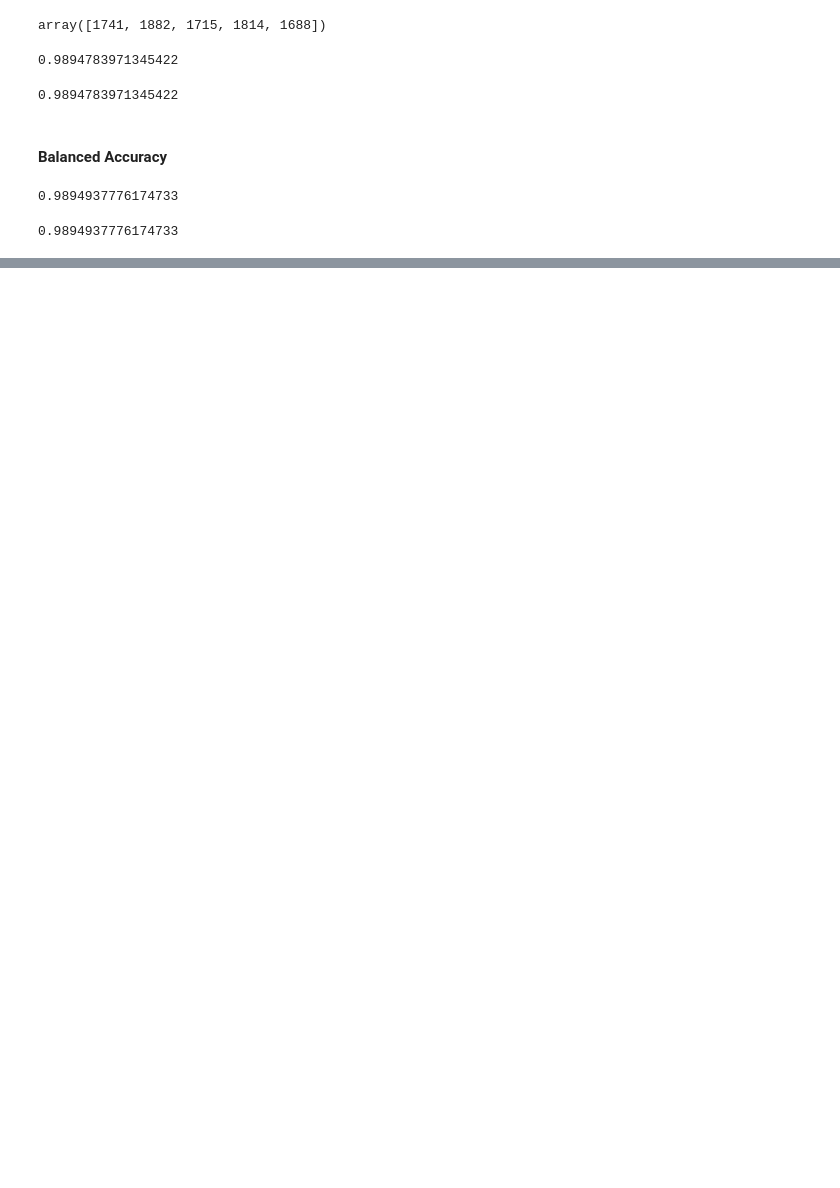
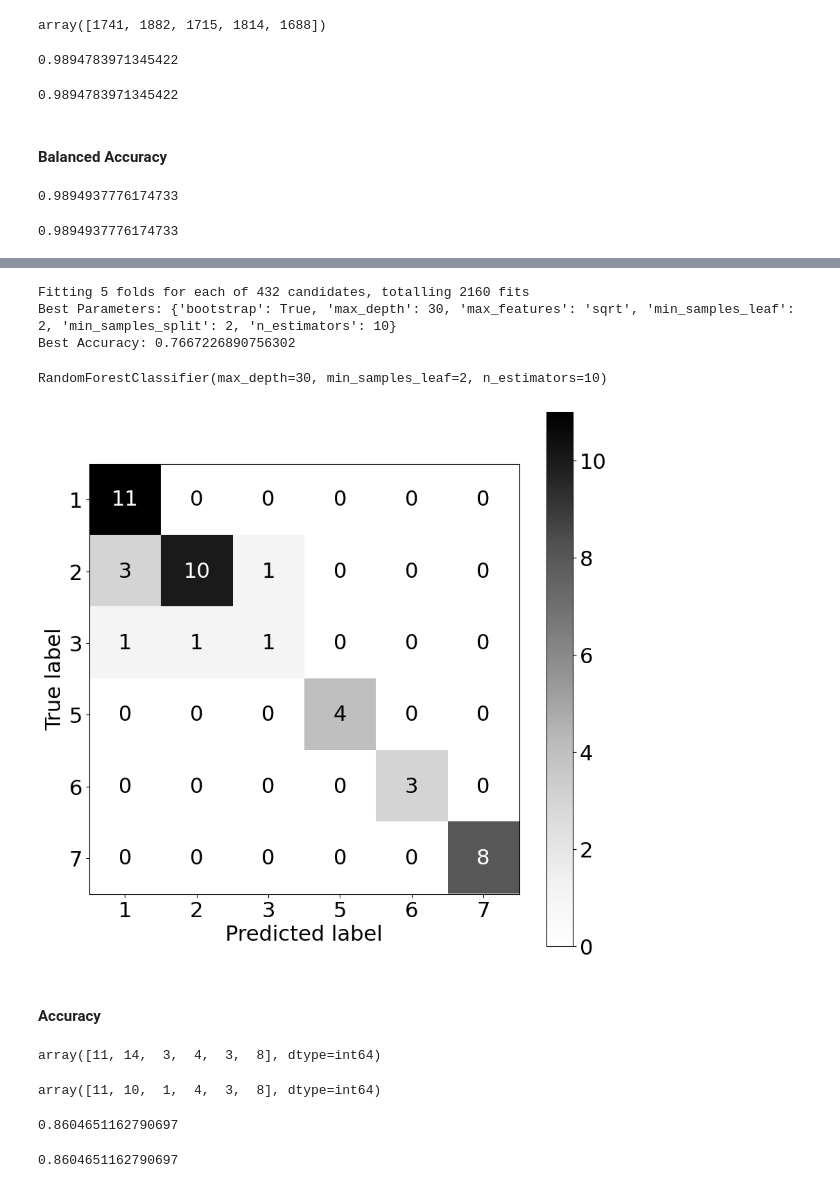
Before and after one commit to zoisboukouvalas/MachineLearningEvaluation_TowardsReliableResponsibleAI, a Jupyter notebook: Part I_Preliminary Considerations/Chapter-4-Traditional-Machine-Learning-Evaluation/Traditional-Machine-Learning-Evaluation.ipynb, the cells around one changed output, grey strips where cells are left out. Drawn from its saved outputs; the diff is of its cells as text; code cells hidden in the pictures; blank space fills up the shorter version.

```diff
--- a/Part I_Preliminary Considerations/Chapter-4-Traditional-Machine-Learning-Evaluation/Traditional-Machine-Learning-Evaluation.ipynb
+++ b/Part I_Preliminary Considerations/Chapter-4-Traditional-Machine-Learning-Evaluation/Traditional-Machine-Learning-Evaluation.ipynb
@@ -236,0 +260,5 @@ balanced_accuracy_score(y_test2, best_svc.predict(X_test2))
+# %%
+import pandas as pd
+link = "https://archive.ics.uci.edu/ml/machine-learning-databases/glass/glass.data"
+data = pd.read_csv(link, header=None, na_values="?")
+data.head()
@@ -236,0 +319,66 @@ balanced_accuracy_score(y_test2, best_svc.predict(X_test2))
+# %%
+# Define the parameter grid
+param_grid = {
+    'n_estimators': [10, 50, 100],
+    'max_depth': [None, 10, 20, 30],
+    'min_samples_split': [2, 5, 10],
+    'min_samples_leaf': [1, 2, 4],
+    'bootstrap': [True, False],
+    'max_features': ['sqrt', 'log2']
+}
+
+# Create a RandomForest classifier
+rf = RandomForestClassifier()
+
+# Instantiate the grid search model
+grid_search = GridSearchCV(estimator=rf, param_grid=param_grid, cv=5, n_jobs=-1, verbose=2)
+
+# Fit the grid search to the data
+grid_search.fit(X_train1, y_train1)
+
+# Get the best parameters and best accuracy score
+best_params = grid_search.best_params_
+best_accuracy = grid_search.best_score_
+
+print(f"Best Parameters: {best_params}")
+print(f"Best Accuracy: {best_accuracy}")
+# %% [output]
+Fitting 5 folds for each of 432 candidates, totalling 2160 fits
+Best Parameters: {'bootstrap': True, 'max_depth': 30, 'max_features': 'sqrt', 'min_samples_leaf': 2, 'min_samples_split': 2, 'n_estimators': 10}
+Best Accuracy: 0.7667226890756302
+# %%
+best_svc = grid_search.best_estimator_
+
+best_svc.fit(X_train1, y_train1)
+# %% [output]
+RandomForestClassifier(max_depth=30, min_samples_leaf=2, n_estimators=10)
+# %%
+font = {'size'   : 22}
+plt.rc('font', **font)
+plt.figure(figsize=(10,10), dpi =100)
+disp = ConfusionMatrixDisplay.from_estimator(best_svc, X_test1, y_test1, cmap="Greys", ax = plt.gca())
+plt.savefig("Table3-4.pdf",format="pdf",bbox_inches="tight")
+plt.show()
+# %% [output]
+[figure, added]
+# %% [markdown]
+#### Accuracy
+# %%
+from sklearn.metrics import accuracy_score, balanced_accuracy_score
+# Average along rows (True Values)
+np.unique(y_test1, return_counts=True)[1]
+# %% [output]
+array([11, 14,  3,  4,  3,  8], dtype=int64)
+# %%
+matrix = confusion_matrix(y_test1, best_svc.predict(X_test1))
+np.diag(matrix)
+# %% [output]
+array([11, 10,  1,  4,  3,  8], dtype=int64)
+# %%
+sum(np.diag(matrix)) / sum(np.unique(y_test1, return_counts=True)[1])
+# %% [output]
+0.8604651162790697
+# %%
+accuracy_score(y_test1, best_svc.predict(X_test1))
+# %% [output]
+0.8604651162790697
```
Also changed, not shown: parts of 39 cells of this notebook, 1 other file.
